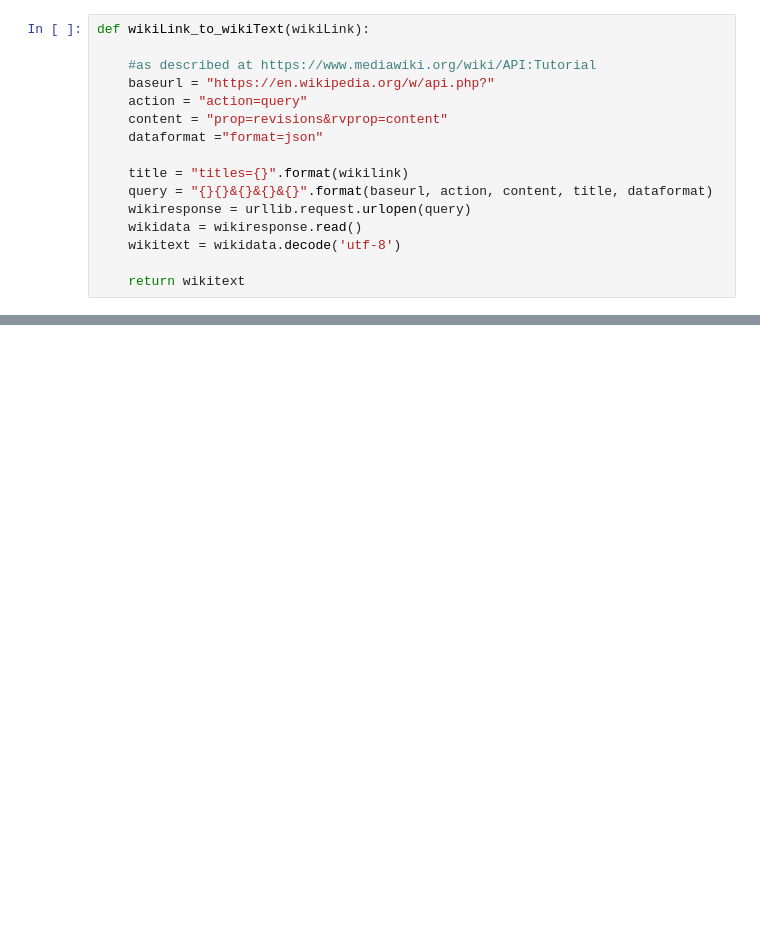
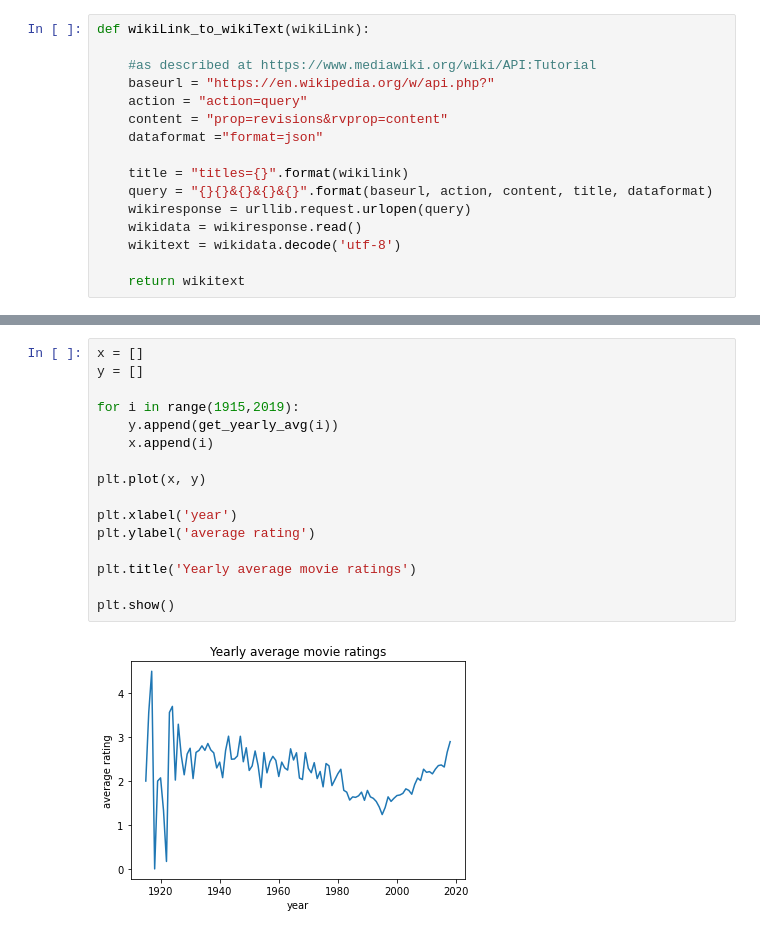
Before and after one commit to aperinus/SocialGraphs, a Jupyter notebook: Project/Loading data.ipynb, the cells around one changed output, grey strips where cells are left out. Cells and saved outputs as stored; diff of their text form; blank space fills up the shorter version.

```diff
--- a/Project/Loading data.ipynb
+++ b/Project/Loading data.ipynb
@@ -51,0 +208,18 @@ readerM = pd.read_csv('marvel.csv')
+# %%
+x = []
+y = []
+
+for i in range(1915,2019):
+    y.append(get_yearly_avg(i))
+    x.append(i)
+
+plt.plot(x, y)
+
+plt.xlabel('year')
+plt.ylabel('average rating')
+
+plt.title('Yearly average movie ratings')
+
+plt.show()
+# %% [output]
+[figure, added]
```
Also changed, not shown: parts of 17 cells of this notebook.
